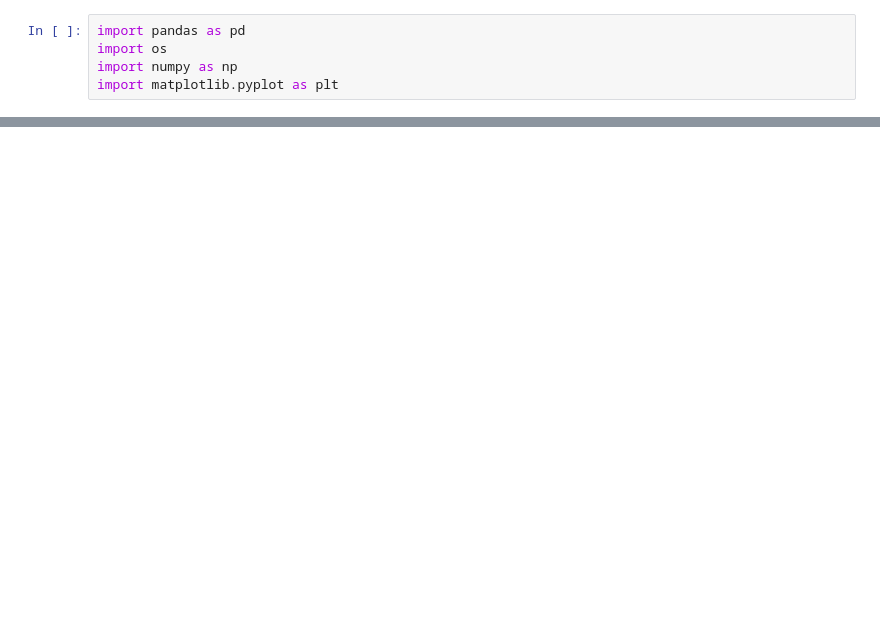
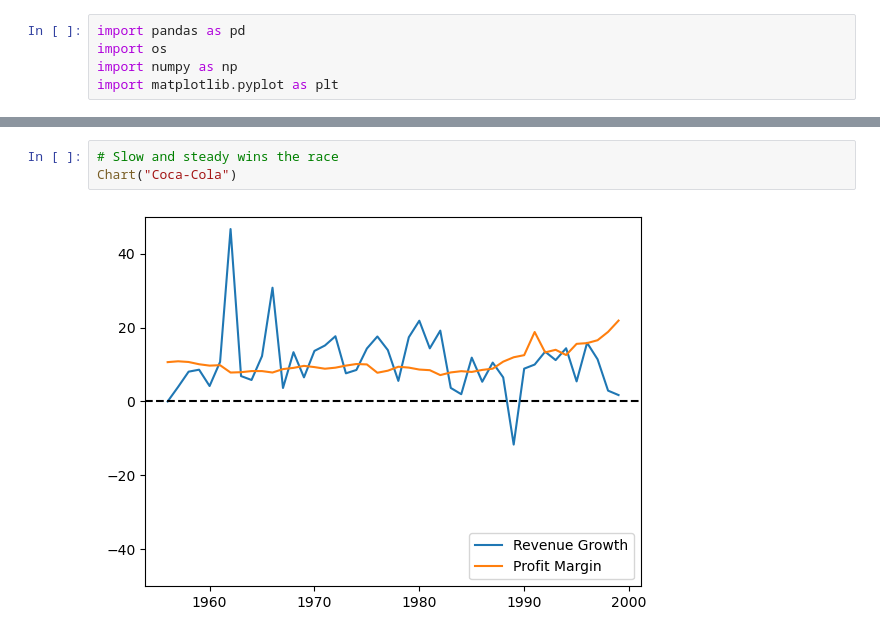
Before and after one commit to GeorgeVajagich/Fortune-500-over-time, a Jupyter notebook: Fortune 500 Over Time.ipynb, the cells around one changed output, grey strips where cells are left out. Cells and saved outputs as stored; diff of their text form; blank space fills up the shorter version.

```diff
--- a/Fortune 500 Over Time.ipynb
+++ b/Fortune 500 Over Time.ipynb
@@ -50,0 +75,5 @@ Name: Marshall-Wells, dtype: object
+# %%
+# Slow and steady wins the race
+Chart("Coca-Cola")
+# %% [output]
+[figure, added]
```
Also changed, not shown: parts of 10 cells of this notebook.
